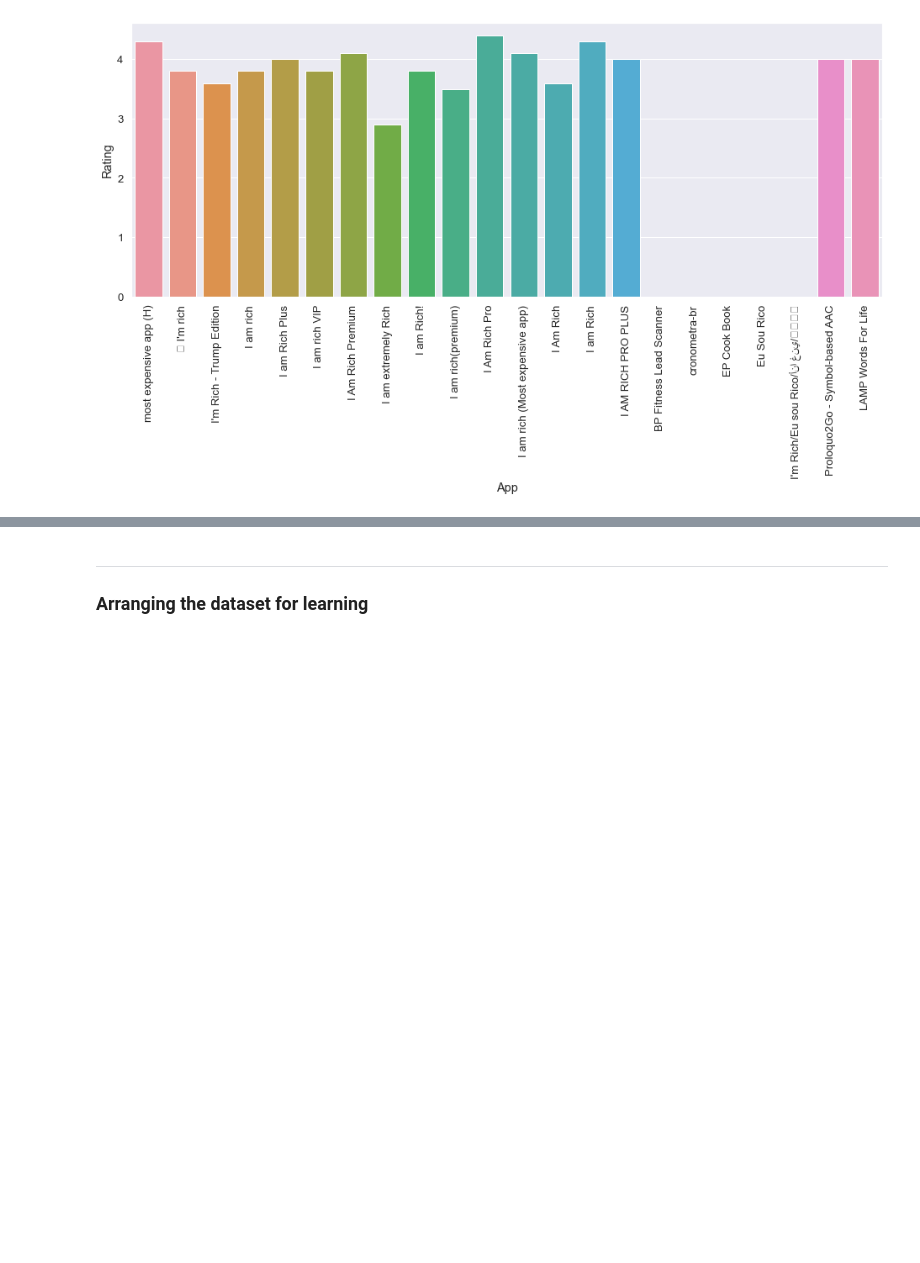
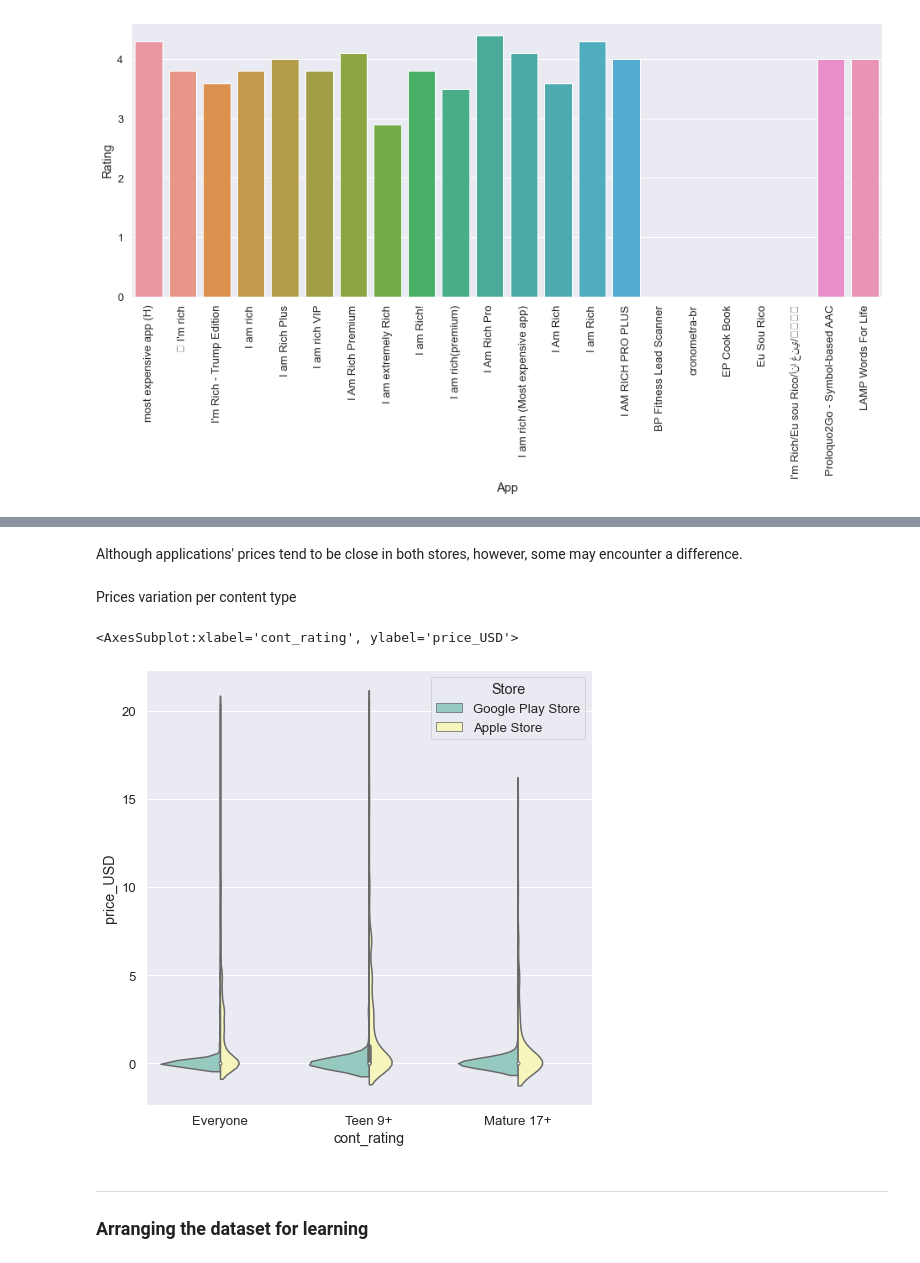
Before and after one commit to AmerTaha1/Fri-Group, a Jupyter notebook: ShadyBartakh/Data Analysis Project/Project.ipynb, the cells around one changed output, grey strips where cells are left out. Cells and saved outputs as stored; diff of their text form; code cells hidden in the pictures; blank space fills up the shorter version.

```diff
--- a/ShadyBartakh/Data Analysis Project/Project.ipynb
+++ b/ShadyBartakh/Data Analysis Project/Project.ipynb
@@ -571,3 +624,15 @@ sns.barplot(x='App', y='Rating', data=df_app[df_app.price_USD>100])
+# %% [markdown]
+Although applications' prices tend to be close in both stores, however, some may encounter a difference.
+# %% [markdown]
+Prices variation per content type
+# %%
+# Prices variance per application age-rating
+sns.set(rc={'figure.figsize': [8,8]}, font_scale=1.2)
+sns.violinplot(x='cont_rating', y='price_USD', data=df_app[df_app.price_USD<20], palette='Set3', hue='Store',
+              split=True)
+# %% [output]
+<AxesSubplot:xlabel='cont_rating', ylabel='price_USD'>
+[figure, added]
 # %% [markdown]
 ___
 ### Arranging the dataset for learning
```
Also changed, not shown: parts of 21 cells of this notebook, 3 other files.
